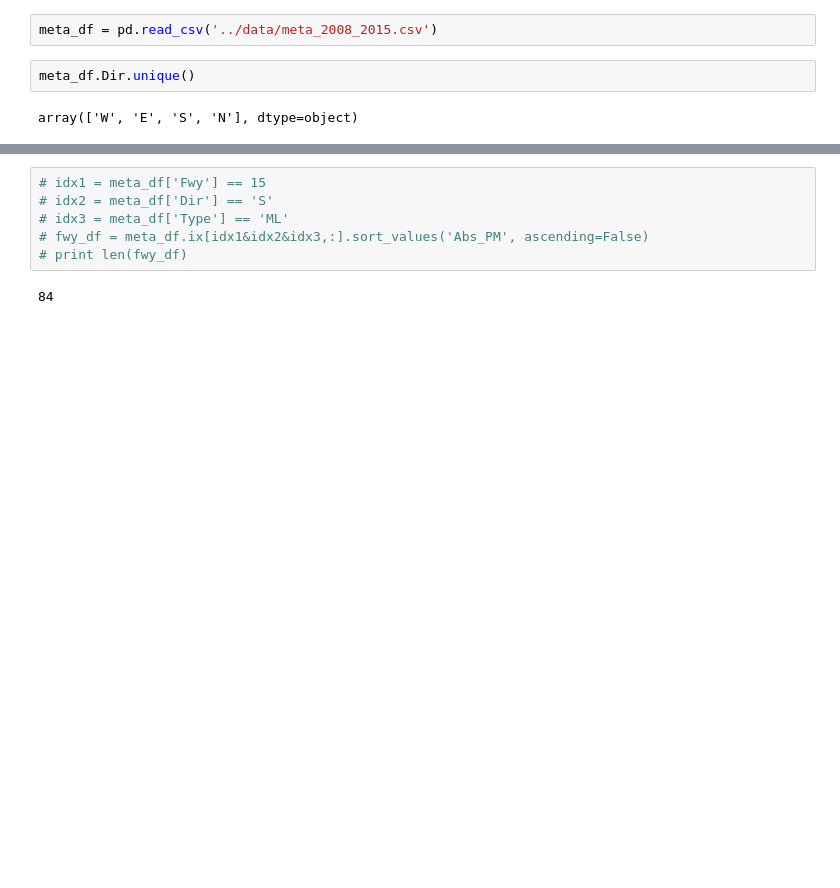
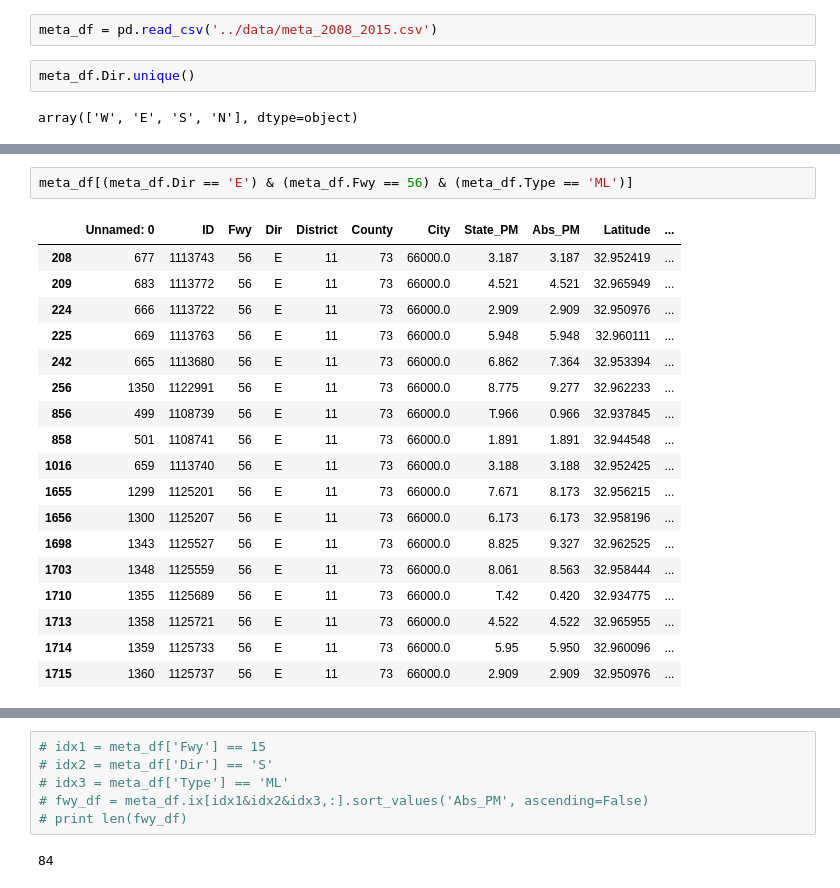
Before and after one commit to abrespect/DSE_Cohort2_Traffic_Capstone, a Jupyter notebook: cohort2/exploration/data_generate_wavelets_for_wigglevis.ipynb, the cells around one changed output, grey strips where cells are left out. Cells and saved outputs as stored; diff of their text form; blank space fills up the shorter version.

```diff
--- a/cohort2/exploration/data_generate_wavelets_for_wigglevis.ipynb
+++ b/cohort2/exploration/data_generate_wavelets_for_wigglevis.ipynb
@@ -216,3 +220,24 @@ array([ 94,  78,   5, 805,   8, 163,  15,  52, 125, 905,  56,  54,  67])
+# %%
+meta_df[(meta_df.Dir == 'E') & (meta_df.Fwy == 56) & (meta_df.Type == 'ML')]
+# %% [output]
+|  | Unnamed: 0 | ID | Fwy | Dir | District | County | City | State_PM | Abs_PM | Latitude | ... |
+| 208 | 677 | 1113743 | 56 | E | 11 | 73 | 66000.0 | 3.187 | 3.187 | 32.952419 | ... |
+| 209 | 683 | 1113772 | 56 | E | 11 | 73 | 66000.0 | 4.521 | 4.521 | 32.965949 | ... |
+| 224 | 666 | 1113722 | 56 | E | 11 | 73 | 66000.0 | 2.909 | 2.909 | 32.950976 | ... |
+| 225 | 669 | 1113763 | 56 | E | 11 | 73 | 66000.0 | 5.948 | 5.948 | 32.960111 | ... |
+| 242 | 665 | 1113680 | 56 | E | 11 | 73 | 66000.0 | 6.862 | 7.364 | 32.953394 | ... |
+| 256 | 1350 | 1122991 | 56 | E | 11 | 73 | 66000.0 | 8.775 | 9.277 | 32.962233 | ... |
+| 856 | 499 | 1108739 | 56 | E | 11 | 73 | 66000.0 | T.966 | 0.966 | 32.937845 | ... |
+| 858 | 501 | 1108741 | 56 | E | 11 | 73 | 66000.0 | 1.891 | 1.891 | 32.944548 | ... |
+| 1016 | 659 | 1113740 | 56 | E | 11 | 73 | 66000.0 | 3.188 | 3.188 | 32.952425 | ... |
+| 1655 | 1299 | 1125201 | 56 | E | 11 | 73 | 66000.0 | 7.671 | 8.173 | 32.956215 | ... |
+| 1656 | 1300 | 1125207 | 56 | E | 11 | 73 | 66000.0 | 6.173 | 6.173 | 32.958196 | ... |
+| 1698 | 1343 | 1125527 | 56 | E | 11 | 73 | 66000.0 | 8.825 | 9.327 | 32.962525 | ... |
+| 1703 | 1348 | 1125559 | 56 | E | 11 | 73 | 66000.0 | 8.061 | 8.563 | 32.958444 | ... |
+| 1710 | 1355 | 1125689 | 56 | E | 11 | 73 | 66000.0 | T.42 | 0.420 | 32.934775 | ... |
+| 1713 | 1358 | 1125721 | 56 | E | 11 | 73 | 66000.0 | 4.522 | 4.522 | 32.965955 | ... |
+| 1714 | 1359 | 1125733 | 56 | E | 11 | 73 | 66000.0 | 5.95 | 5.950 | 32.960096 | ... |
+| 1715 | 1360 | 1125737 | 56 | E | 11 | 73 | 66000.0 | 2.909 | 2.909 | 32.950976 | ... |
 # %%
 import math
 for Fwy in meta_df.Fwy.unique():
```
Also changed, not shown: parts of 25 cells of this notebook, 25 other files.
